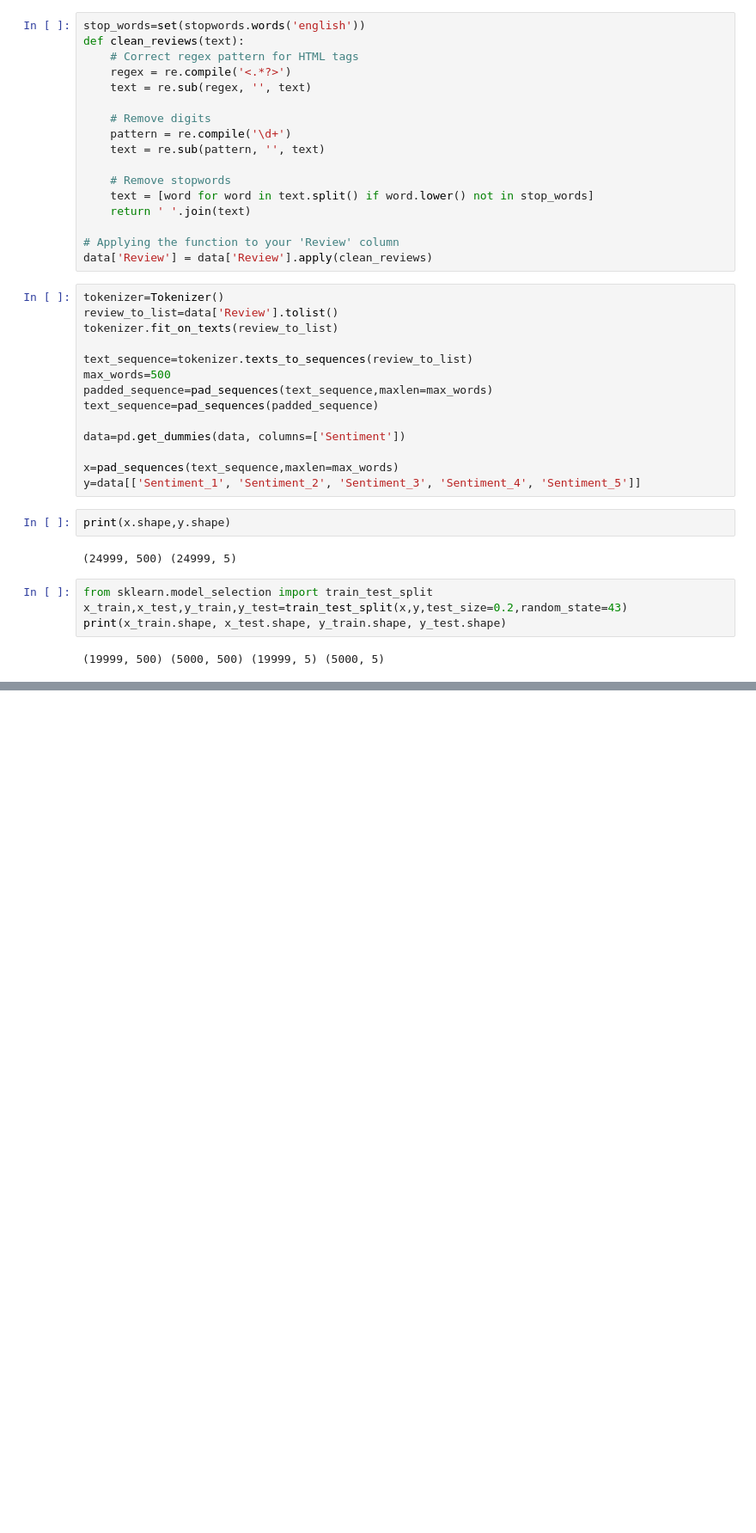
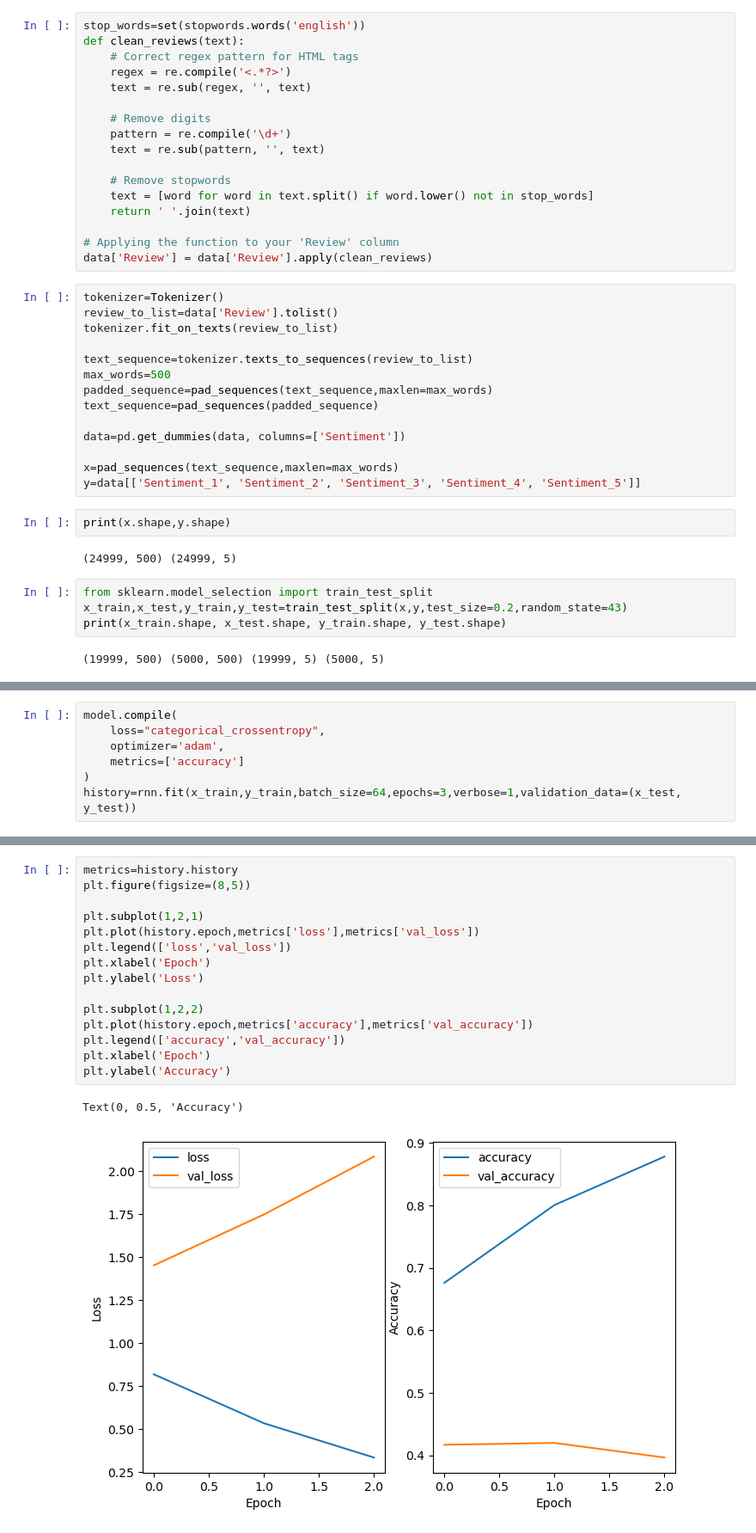
Before and after one commit to kumarBisho/Amazon-Product-Review, a Jupyter notebook: Amazon Product Review Sentiment Analysis using RNN.ipynb, the cells around one changed output, grey strips where cells are left out. Shown: that part at 86% size. Drawn from its saved outputs; the diff is of its cells as text; blank space fills up the shorter version.

```diff
--- a/Amazon Product Review Sentiment Analysis using RNN.ipynb
+++ b/Amazon Product Review Sentiment Analysis using RNN.ipynb
@@ -153,0 +189,7 @@ RNN score ->  [1.2902271747589111, 0.4323999881744385]
+# %%
+model.compile(
+    loss="categorical_crossentropy",
+    optimizer='adam',
+    metrics=['accuracy']
+)
+history=rnn.fit(x_train,y_train,batch_size=64,epochs=3,verbose=1,validation_data=(x_test, y_test))
@@ -153,0 +208,18 @@ RNN score ->  [1.2902271747589111, 0.4323999881744385]
+# %%
+metrics=history.history
+plt.figure(figsize=(8,5))
+
+plt.subplot(1,2,1)
+plt.plot(history.epoch,metrics['loss'],metrics['val_loss'])
+plt.legend(['loss','val_loss'])
+plt.xlabel('Epoch')
+plt.ylabel('Loss')
+
+plt.subplot(1,2,2)
+plt.plot(history.epoch,metrics['accuracy'],metrics['val_accuracy'])
+plt.legend(['accuracy','val_accuracy'])
+plt.xlabel('Epoch')
+plt.ylabel('Accuracy')
+# %% [output]
+Text(0, 0.5, 'Accuracy')
+[figure, added]
```
Also changed, not shown: parts of 13 cells of this notebook.
